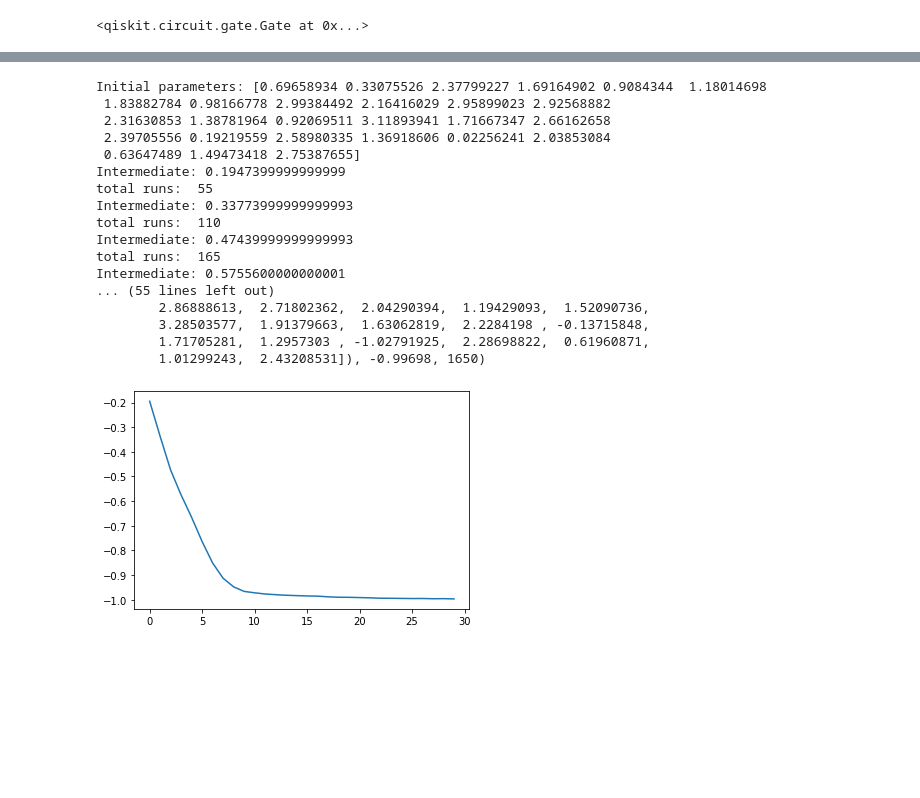
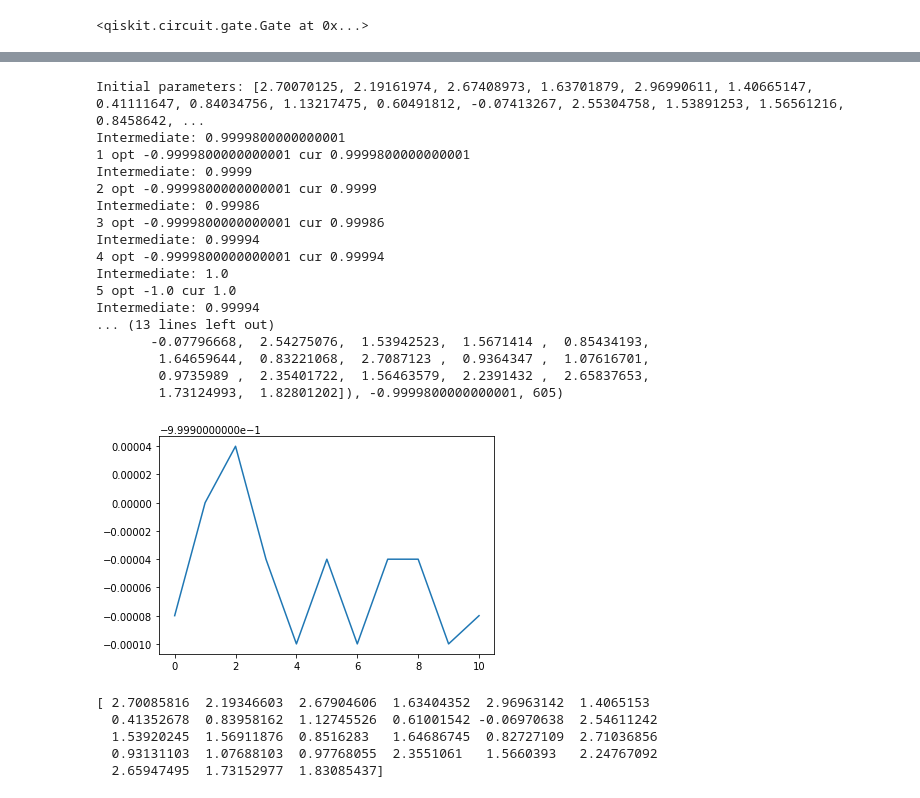
Before and after one commit to leoheyns/quanticaselecta, a Jupyter notebook: classifier/oracle_counting_generator.ipynb, the cells around one changed output, grey strips where cells are left out. Saved outputs shown, nothing was run; the diff lists cells and outputs as text; code cells hidden in the pictures; blank space fills up the shorter version.

```diff
--- a/classifier/oracle_counting_generator.ipynb
+++ b/classifier/oracle_counting_generator.ipynb
@@ -715,6 +761,13 @@ circuit_depth = 3
 circuit_width = 3
 
 intermediate_results = []
+
+global optimal_params
+optimal_params = []
+global optimal_cost
+optimal_cost = 0
+global i
+i = 0
 
 n_qubits = 3
 
@@ -729,15 +782,19 @@ n_qubits_per_layer = n_qubits * 2 + seriessum(n_qubits)
 n_entangle_qubits_per_layer = seriessum(n_qubits)
 
 param_size = circuit_depth * (n_rot_qubits_per_layer + n_entangle_qubits_per_layer)
-total_runs = 0
+# total_runs = 0
 
 def objective_function(params):
-    global total_runs
+    global i
+    global optimal_cost
+    global optimal_params
+
+    i += 1
     params.shape = (params.size // param_size, param_size)
     results = []
     tracked_inter_res = False
 
-    total_runs += params.shape[0]
+#     total_runs += params.shape[0]
     for param_set in params:
         # construct circuit with given params
         qc = build_gan_stack_with_count(circuit_depth, param_set)
@@ -749,12 +806,19 @@ def objective_function(params):
         result = 2 * counts['0'] / sum(counts.values()) - 1
         if not tracked_inter_res:
             print("Intermediate:", result)
-            print("total runs: ", total_runs)
             intermediate_results.append(-result)
             tracked_inter_res = True
 
+            if -result < optimal_cost:
+                optimal_cost = -result
+                optimal_params = param_set
+#                 print(params)
+
+            print(i, "opt", optimal_cost, "cur", result)
 
         results.append(-result)
+
+
 
     return results
 
@@ -763,52 +827,65 @@ def generate_params(circuit_depth, circuit_width):
     n_qubits = circuit_width
 
     def seriessum(n):
         n_sum = 0
         for i in range(n):
             n_sum += i
         return n_sum
 
     n_rot_qubits_per_layer = n_qubits * 2
     n_qubits_per_layer = n_qubits * 2 + seriessum(n_qubits)
     n_entangle_qubits_per_layer = seriessum(n_qubits)
 
     generated_params = np.random.rand(circuit_depth * (n_rot_qubits_per_layer + n_entangle_qubits_per_layer)) * math.pi
 
     return generated_params
 
-init_params = generate_params(circuit_depth, circuit_width)
+init_params = [ 2.70070125,  2.19161974,  2.67408973,  1.63701879,  2.96990611,
+        1.40665147,  0.41111647,  0.84034756,  1.13217475,  0.60491812,
+       -0.07413267,  2.55304758,  1.53891253,  1.56561216,  0.8458642 ,
+        1.64996788,  0.8323098 ,  2.71376395,  0.93216169,  1.07677931,
+        0.97723664,  2.36004485,  1.5686166 ,  2.25081307,  2.65867362,
+        1.72625317,  1.83393429]
 
 print("Initial parameters:", init_params)
 # objective_function(params)
 
 # optimizer = COBYLA(maxiter=100)
 optimizer = AQGD(maxiter=30)
 
 ret = optimizer.optimize(num_vars=len(init_params), objective_function=objective_function, initial_point=init_params)
 
 print("Supposed optimal parameters:", ret)
 
 plt.plot(intermediate_results)
 plt.show()
 # %% [output]
-Initial parameters: [0.69658934 0.33075526 2.37799227 1.69164902 0.9084344  1.18014698
- 1.83882784 0.98166778 2.99384492 2.16416029 2.95899023 2.92568882
- 2.31630853 1.38781964 0.92069511 3.11893941 1.71667347 2.66162658
- 2.39705556 0.19219559 2.58980335 1.36918606 0.02256241 2.03853084
- 0.63647489 1.49473418 2.75387655]
-Intermediate: 0.1947399999999999
-total runs:  55
-Intermediate: 0.33773999999999993
-total runs:  110
-Intermediate: 0.47439999999999993
-total runs:  165
-Intermediate: 0.5755600000000001
-... (55 lines left out)
-        2.86888613,  2.71802362,  2.04290394,  1.19429093,  1.52090736,
-        3.28503577,  1.91379663,  1.63062819,  2.2284198 , -0.13715848,
-        1.71705281,  1.2957303 , -1.02791925,  2.28698822,  0.61960871,
-        1.01299243,  2.43208531]), -0.99698, 1650)
+Initial parameters: [2.70070125, 2.19161974, 2.67408973, 1.63701879, 2.96990611, 1.40665147, 0.41111647, 0.84034756, 1.13217475, 0.60491812, -0.07413267, 2.55304758, 1.53891253, 1.56561216, 0.8458642, ...
+Intermediate: 0.9999800000000001
+1 opt -0.9999800000000001 cur 0.9999800000000001
+Intermediate: 0.9999
+2 opt -0.9999800000000001 cur 0.9999
+Intermediate: 0.99986
+3 opt -0.9999800000000001 cur 0.99986
+Intermediate: 0.99994
+4 opt -0.9999800000000001 cur 0.99994
+Intermediate: 1.0
+5 opt -1.0 cur 1.0
+Intermediate: 0.99994
+... (13 lines left out)
+       -0.07796668,  2.54275076,  1.53942523,  1.5671414 ,  0.85434193,
+        1.64659644,  0.83221068,  2.7087123 ,  0.9364347 ,  1.07616701,
+        0.9735989 ,  2.35401722,  1.56463579,  2.2391432 ,  2.65837653,
+        1.73124993,  1.82801202]), -0.9999800000000001, 605)
-[figure, old version]
+[figure, new version]
+# %%
+print(optimal_params)
+# %% [output]
+[ 2.70085816  2.19346603  2.67904606  1.63404352  2.96963142  1.4065153
+  0.41352678  0.83958162  1.12745526  0.61001542 -0.06970638  2.54611242
+  1.53920245  1.56911876  0.8516283   1.64686745  0.82727109  2.71036856
+  0.93131103  1.07688103  0.97768055  2.3551061   1.5660393   2.24767092
+  2.65947495  1.73152977  1.83085437]
 # %%
 params = init_params
 num_params = len(params)
```
Also changed, not shown: parts of 12 cells of this notebook.
